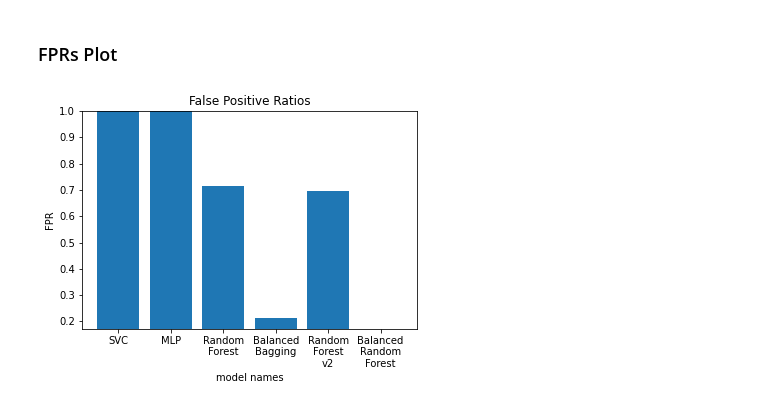
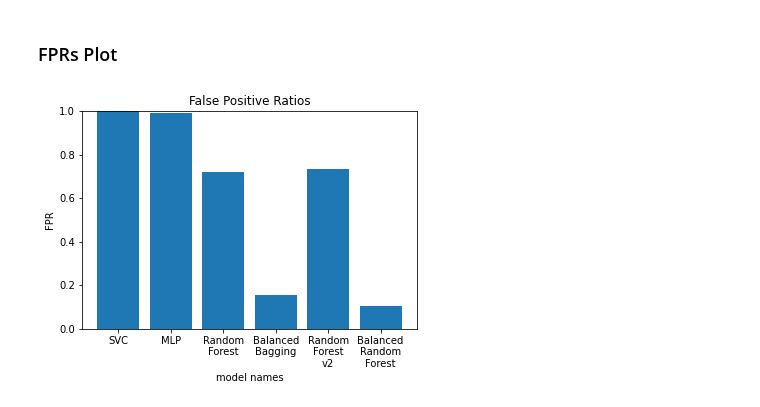
Before and after one commit to guyfreund/Repeated-Malicious-IP-Classifier, a Jupyter notebook: EDA.ipynb, the cells around one changed output. Drawn from its saved outputs; the diff is of its cells as text; code cells hidden in the pictures.

```diff
--- a/EDA.ipynb
+++ b/EDA.ipynb
@@ -247,4 +155,20 @@ from sklearn.ensemble import RandomForestClassifier
 from imblearn.ensemble import EasyEnsembleClassifier
 from sklearn.neural_network import MLPClassifier
 from sklearn.svm import SVC
+# %%
+def factorize_df(df, categorical_cols) -> pd.DataFrame:
+    """ Transforms non-numeric values into dummy values """
+
+    new_df = pd.DataFrame(columns=df.columns)
+    for col in categorical_cols:
+        new_df[col], _ = df[col].factorize()
+    not_categorical_cols = [col for col in df.columns if col not in categorical_cols]
+    for col in not_categorical_cols:
+        new_df[col] = df[col]
+    return new_df
+# %%
+categorical_cols = ["ip", "data.sensor_geo.$binary.base64", "data.sensor_segment.$binary.base64",
+                    "data.ip_country", "data.message", "data.sensor", "data.src_ip", "data.sen_dist",
+                    "data.src_language", "data.src_os_name"]
+df = factorize_df(df, categorical_cols)
 # %%
@@ -254,0 +181,2 @@ test_y = y_test.values.astype(int)
+# %%
+X_train, X_test, y_train, y_test = get_train_test_data(df, True)
@@ -270,18 +203,18 @@ fprs = []
 
 for model in models:
     print(model)
-    model.fit(train_X, train_y)
-    test_preds = model.predict(test_X).round()
-    precision = precision_score(test_y, test_preds)
-    recall = recall_score(test_y, test_preds)
+    model.fit(X_train, y_train)
+    test_preds = model.predict(X_test).round()
+    precision = precision_score(y_test, test_preds)
+    recall = recall_score(y_test, test_preds)
     precisions.append(precision)
     recalls.append(recall)
 
     print("precision_score on test:", precision)
     print("recall_score on test:", recall)
 
-    fps = ((test_y != test_preds) & (test_preds == 1)).sum()
-    total_negatives = (test_y == 0).sum()
+    fps = ((y_test != test_preds) & (test_preds == 1)).sum()
+    total_negatives = (y_test == 0).sum()
     fpr = fps/total_negatives
     print("num fps:", fps, "fpr:", fpr, "\n")
     fprs.append(fpr)
@@ -329,10 +262,10 @@ plt.show()
 ### FPRs Plot
 # %%
 plt.bar(model_names, fprs)
-plt.ylim(min(fprs), max(fprs))
+plt.ylim(0, 1)
 plt.title('False Positive Ratios')
 plt.xlabel('model names')
 plt.ylabel('FPR')
 plt.show()
 # %% [output]
-[figure, old version]
+[figure, new version]
```
Also changed, not shown: parts of 36 cells of this notebook.
